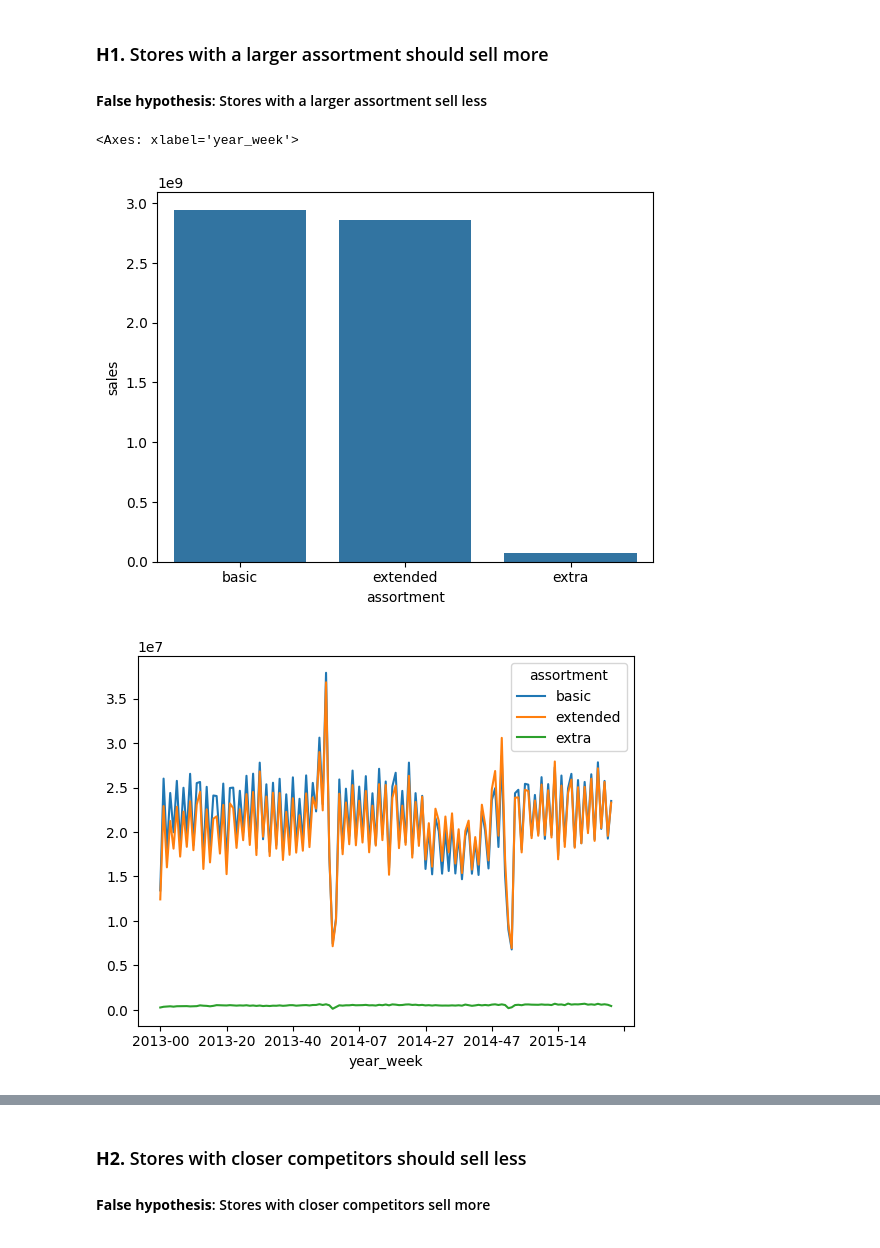
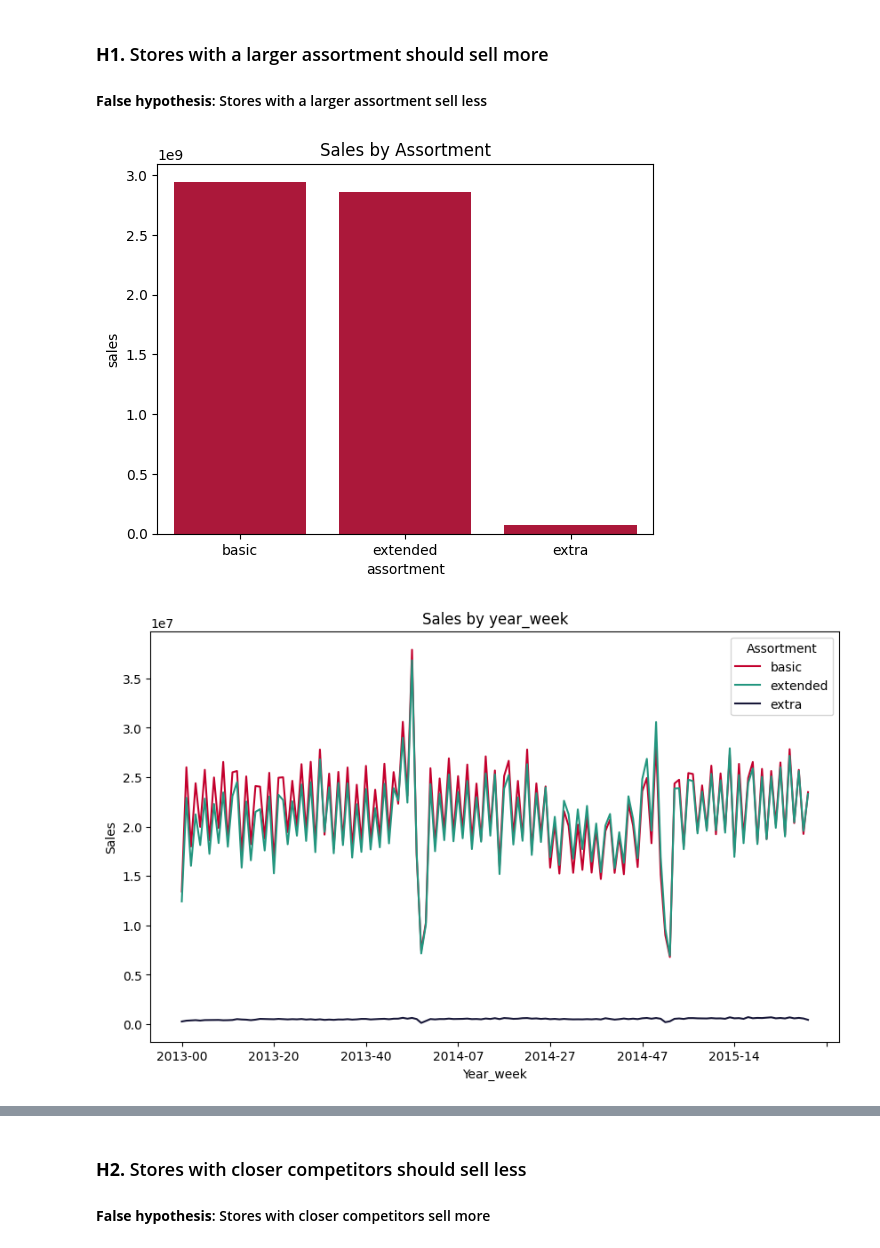
Before and after one commit to felipevalory/previsao_de_vendas, a Jupyter notebook: index.ipynb, the cells around one changed output, grey strips where cells are left out. Cells and saved outputs as stored; diff of their text form; code cells hidden in the pictures.

```diff
--- a/index.ipynb
+++ b/index.ipynb
@@ -653,14 +660,27 @@ sns.kdeplot(df4[df4['assortment'] == 'extra']['sales'], label='extra', fill=True
 #### **False hypothesis**: Stores with a larger assortment sell less
 # %%
 aux1 = df4[['assortment', 'sales']].groupby('assortment').sum().reset_index()
-sns.barplot(x='assortment', y='sales', data=aux1);
+sns.barplot(x='assortment', y='sales', data=aux1, color='#c3002d');
+plt.title("Sales by Assortment")
 
 aux2 = df4[['year_week','assortment', 'sales']].groupby(['year_week', 'assortment']).sum().reset_index()
-aux2.pivot(index='year_week', columns='assortment', values='sales').plot()
+pivot_aux2 = aux2.pivot(index='year_week', columns='assortment', values='sales')
+pivot_aux2.plot(color={'basic': '#c3002d', 'extra': '#171738', 'extended': '#23967F'}, figsize=(10, 6))
+plt.title("Sales by year_week")
+plt.xlabel("Year_week")
+plt.ylabel("Sales")
+plt.legend(title="Assortment")
+plt.show()
+
 
 aux3 = aux2[aux2['assortment'] == 'extra']
-aux3.pivot(index='year_week', columns='assortment', values='sales').plot()
+pivot_aux3 = aux3.pivot(index='year_week', columns='assortment', values='sales')
+pivot_aux3.plot(color='#171738', figsize=(10, 6))
+plt.title("Sales by Assortment 'Extra'")
+plt.xlabel("Year_Week")
+plt.ylabel("Sales")
+plt.legend(title="Assortment")
+plt.show()
 # %% [output]
-<Axes: xlabel='year_week'>
-[figure, old version]
+[figure, new version]
-[figure, old version]
+[figure, new version]
```
Also changed, not shown: parts of 29 cells of this notebook, 9 other files.
